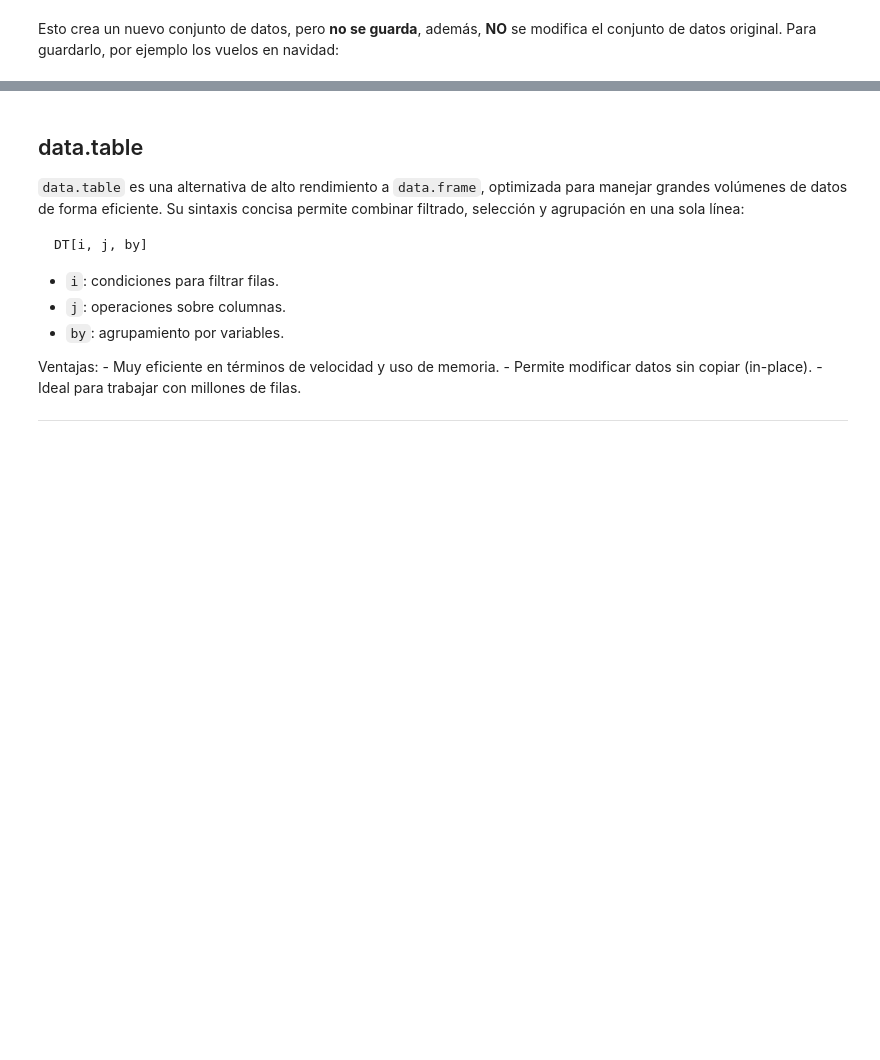
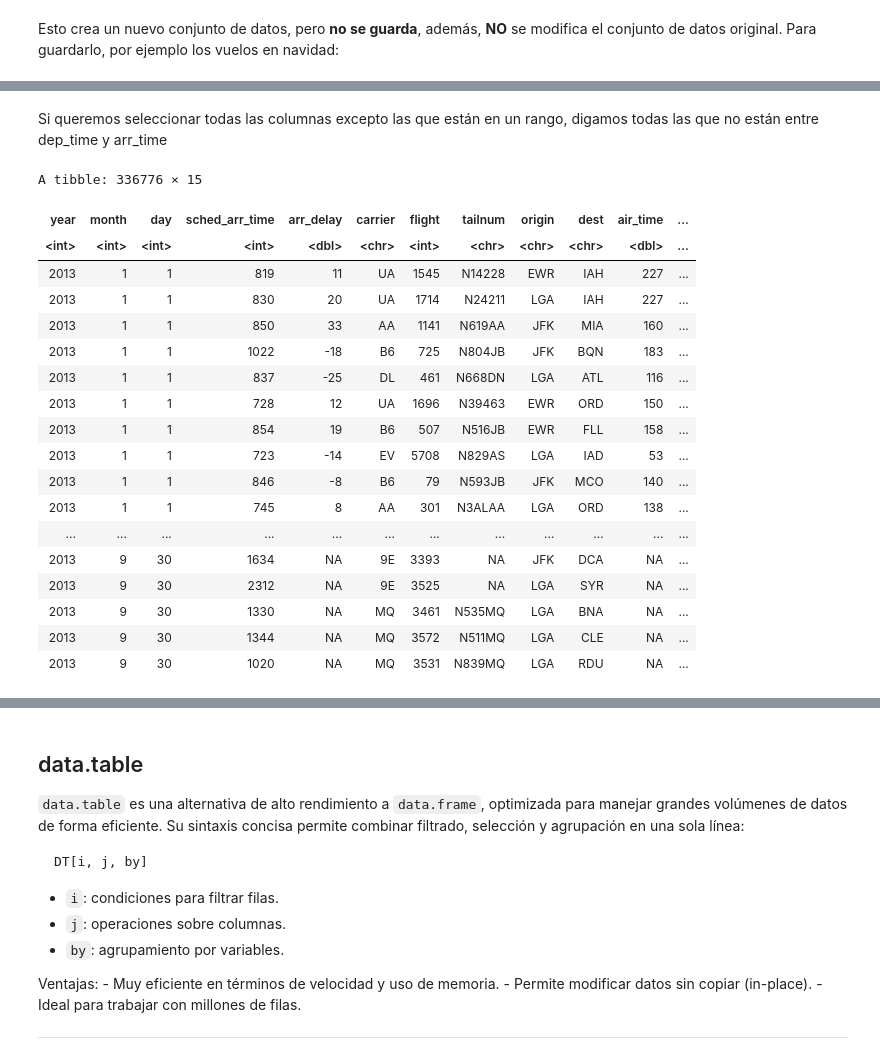
Before and after one commit to ednavivianasegura/ERAP_Curso_R, a Jupyter notebook: ERAP_R_Course.ipynb, the cells around one changed output, grey strips where cells are left out. Saved outputs shown, nothing was run; the diff lists cells and outputs as text; code cells hidden in the pictures; blank space fills up the shorter version.

```diff
--- a/ERAP_R_Course.ipynb
+++ b/ERAP_R_Course.ipynb
@@ -463,0 +1225,24 @@ vuelos_navidad <- filter(flights, month == 12, day == 25)
+# %% [markdown]
+Si queremos seleccionar todas las columnas excepto las que están en un rango, digamos todas las que no están entre dep_time y arr_time
+# %%
+select(flights,-(dep_time:arr_time))
+# %% [output]
+A tibble: 336776 × 15
+| year | month | day | sched_arr_time | arr_delay | carrier | flight | tailnum | origin | dest | air_time | ... |
+| <int> | <int> | <int> | <int> | <dbl> | <chr> | <int> | <chr> | <chr> | <chr> | <dbl> | ... |
+| 2013 | 1 | 1 | 819 | 11 | UA | 1545 | N14228 | EWR | IAH | 227 | ... |
+| 2013 | 1 | 1 | 830 | 20 | UA | 1714 | N24211 | LGA | IAH | 227 | ... |
+| 2013 | 1 | 1 | 850 | 33 | AA | 1141 | N619AA | JFK | MIA | 160 | ... |
+| 2013 | 1 | 1 | 1022 | -18 | B6 | 725 | N804JB | JFK | BQN | 183 | ... |
+| 2013 | 1 | 1 | 837 | -25 | DL | 461 | N668DN | LGA | ATL | 116 | ... |
+| 2013 | 1 | 1 | 728 | 12 | UA | 1696 | N39463 | EWR | ORD | 150 | ... |
+| 2013 | 1 | 1 | 854 | 19 | B6 | 507 | N516JB | EWR | FLL | 158 | ... |
+| 2013 | 1 | 1 | 723 | -14 | EV | 5708 | N829AS | LGA | IAD | 53 | ... |
+| 2013 | 1 | 1 | 846 | -8 | B6 | 79 | N593JB | JFK | MCO | 140 | ... |
+| 2013 | 1 | 1 | 745 | 8 | AA | 301 | N3ALAA | LGA | ORD | 138 | ... |
+| ... | ... | ... | ... | ... | ... | ... | ... | ... | ... | ... | ... |
+| 2013 | 9 | 30 | 1634 | NA | 9E | 3393 | NA | JFK | DCA | NA | ... |
+| 2013 | 9 | 30 | 2312 | NA | 9E | 3525 | NA | LGA | SYR | NA | ... |
+| 2013 | 9 | 30 | 1330 | NA | MQ | 3461 | N535MQ | LGA | BNA | NA | ... |
+| 2013 | 9 | 30 | 1344 | NA | MQ | 3572 | N511MQ | LGA | CLE | NA | ... |
+| 2013 | 9 | 30 | 1020 | NA | MQ | 3531 | N839MQ | LGA | RDU | NA | ... |
```
Also changed, not shown: parts of 85 cells of this notebook.
